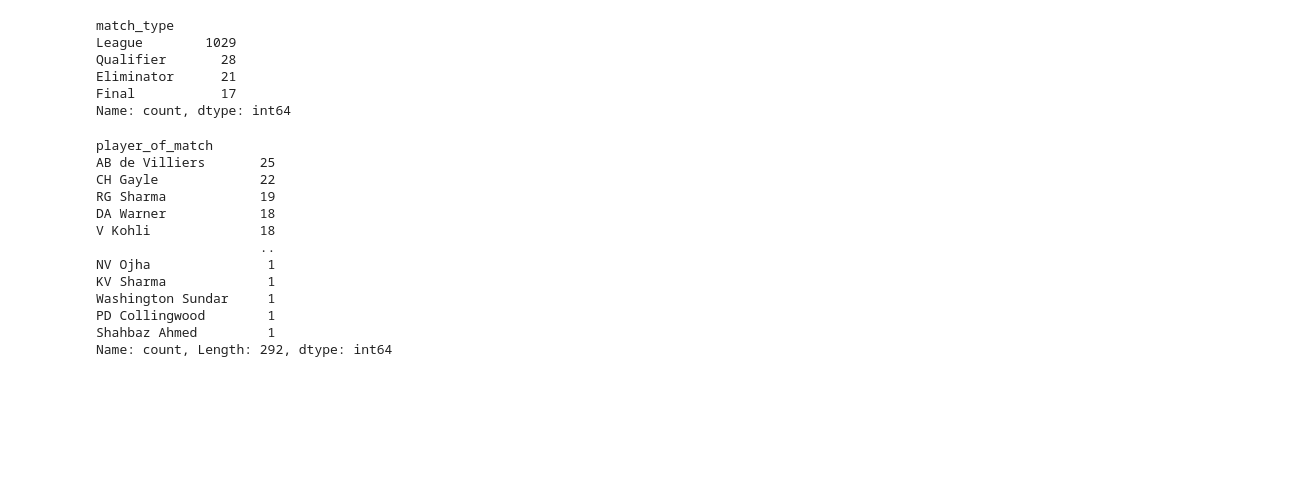
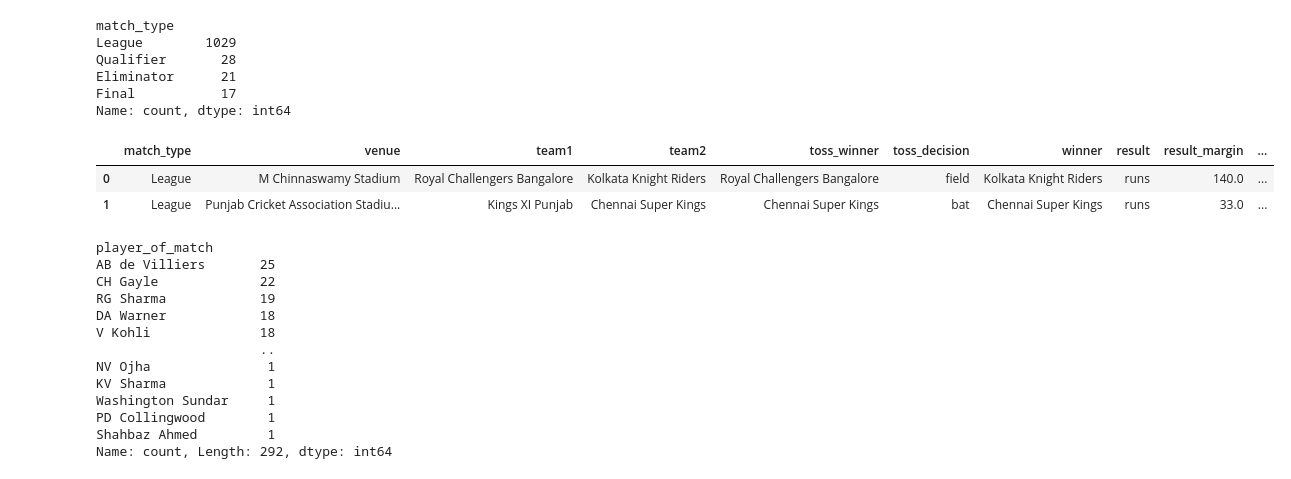
Before and after one commit to prititaliya/IPL-ML, a Jupyter notebook: ipl.ipynb, the cells around one changed output. Drawn from its saved outputs; the diff is of its cells as text; code cells hidden in the pictures; blank space fills up the shorter version.

```diff
--- a/ipl.ipynb
+++ b/ipl.ipynb
@@ -196,3 +196,9 @@ match_type_encoder=OrdinalEncoder(categories=[['League','Eliminator','Quilifier'
 venue_encoder=OneHotEncoder(sparse_output=False,drop='first')
 umpire_encoder=LabelEncoder()
 result_binning=KBinsDiscretizer(n_bins=5,encode='ordinal',strategy='kmeans')
+# %%
+matches.head(2)
+# %% [output]
+|  | match_type | venue | team1 | team2 | toss_winner | toss_decision | winner | result | result_margin | ... |
+| 0 | League | M Chinnaswamy Stadium | Royal Challengers Bangalore | Kolkata Knight Riders | Royal Challengers Bangalore | field | Kolkata Knight Riders | runs | 140.0 | ... |
+| 1 | League | Punjab Cricket Association Stadiu... | Kings XI Punjab | Chennai Super Kings | Chennai Super Kings | bat | Chennai Super Kings | runs | 33.0 | ... |
```
Also changed, not shown: parts of 1 cell of this notebook, 2 other files.
